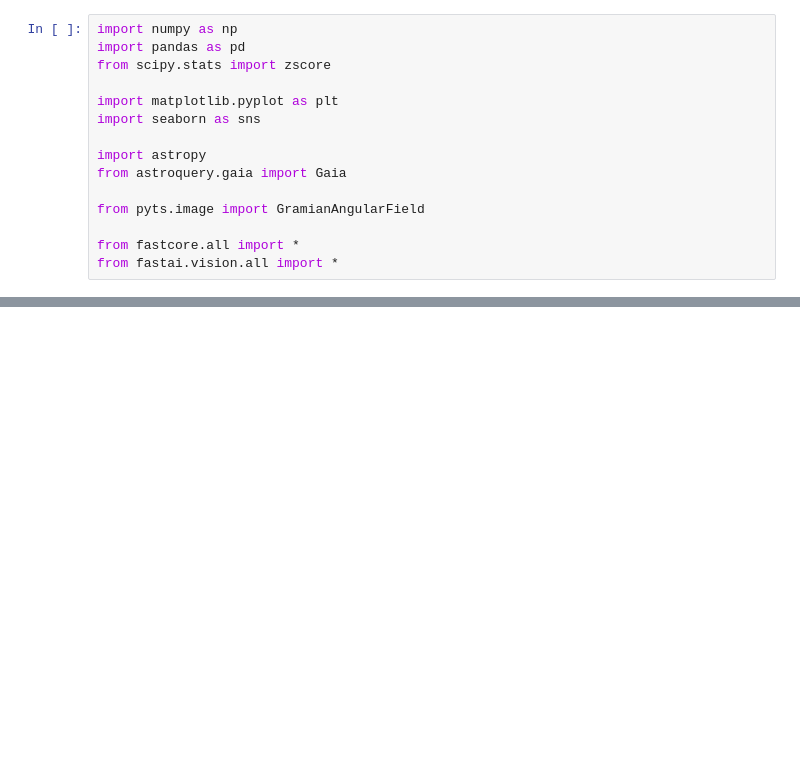
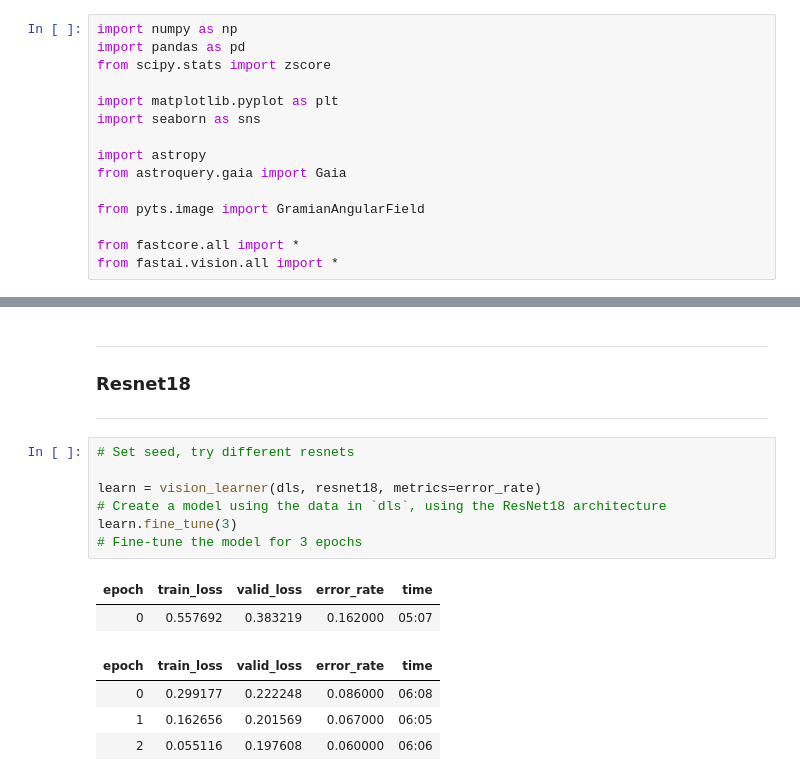
Before and after one commit to jduffy93/Gaia_variable_star_classification, a Jupyter notebook: model.ipynb, the cells around one changed output, grey strips where cells are left out. Drawn from its saved outputs; the diff is of its cells as text; blank space fills up the shorter version.

```diff
--- a/model.ipynb
+++ b/model.ipynb
@@ -144,0 +168,18 @@ dls.show_batch(max_n=6)
+# %% [markdown]
+---
+### Resnet18
+---
+# %%
+# Set seed, try different resnets
+
+learn = vision_learner(dls, resnet18, metrics=error_rate)
+# Create a model using the data in `dls`, using the ResNet18 architecture
+learn.fine_tune(3)
+# Fine-tune the model for 3 epochs
+# %% [output]
+| epoch | train_loss | valid_loss | error_rate | time |
+| 0 | 0.557692 | 0.383219 | 0.162000 | 05:07 |
+| epoch | train_loss | valid_loss | error_rate | time |
+| 0 | 0.299177 | 0.222248 | 0.086000 | 06:08 |
+| 1 | 0.162656 | 0.201569 | 0.067000 | 06:05 |
+| 2 | 0.055116 | 0.197608 | 0.060000 | 06:06 |
```
Also changed, not shown: parts of 9 cells of this notebook.
